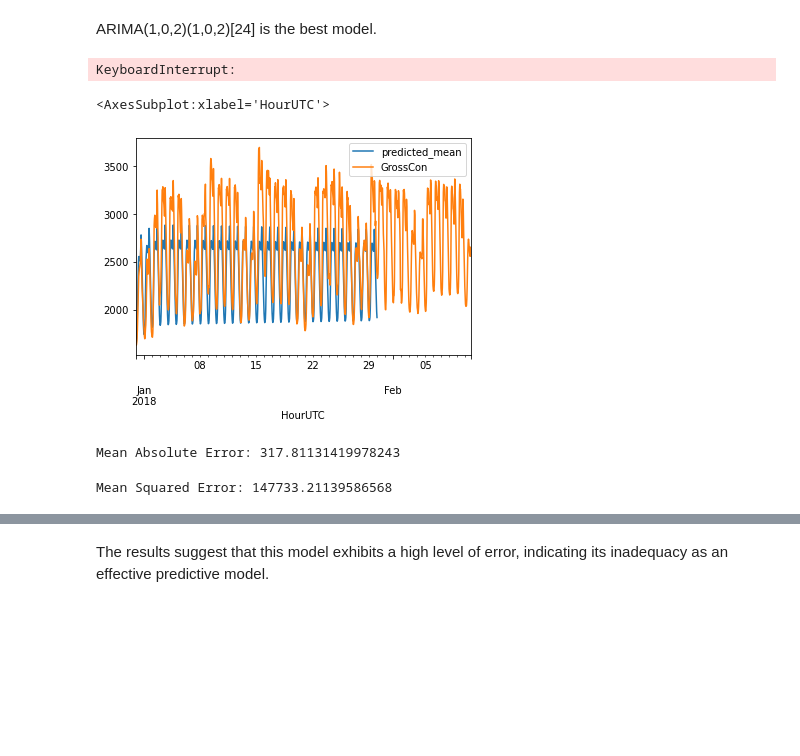
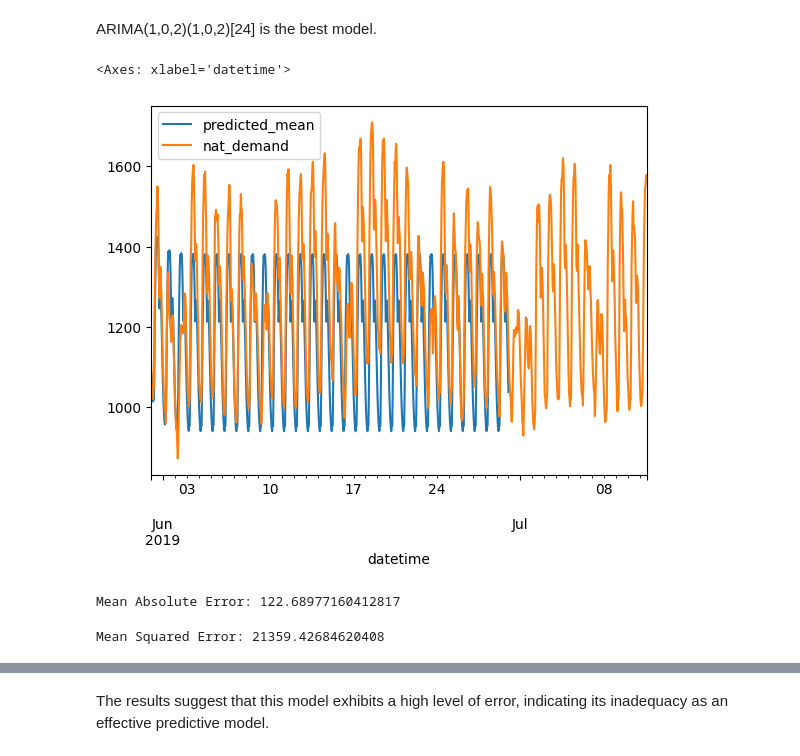
Before and after one commit to yamac0/IE423, a Jupyter notebook: Task10.ipynb, the cells around one changed output, grey strips where cells are left out. Cells and saved outputs as stored; diff of their text form; code cells hidden in the pictures; blank space fills up the shorter version.

```diff
--- a/Task10.ipynb
+++ b/Task10.ipynb
@@ -451,10 +447,12 @@ print(df.index.min())
 # %% [markdown]
 Selecting the following date as the dividing point between training and testing data:
 # %%
-dev_date_str = '2017-12-31'
+dev_date_str = '2019-05-31'
 # Convert dev_date_str to a datetime object
 dev_date = datetime.strptime(dev_date_str, '%Y-%m-%d')
 dev_date = pd.Timestamp(dev_date, tz='UTC')
+df.index = df.index.tz_localize('UTC')
+
 train_data = df[:dev_date]
 test_data = df[dev_date:]
 # %% [markdown]
@@ -749,12 +771,10 @@ ARIMA(1,0,2)(1,0,2)[24] is the best model.
 import statsmodels.api as sm
 
 # Create the ARIMA model with the selected parameters
-model = sm.tsa.ARIMA(train_data['GrossCon'], order=(1, 0, 2), seasonal_order=(1, 0, 2, 24), enforce_stationarity=False)
+model = sm.tsa.ARIMA(train_data['nat_demand'], order=(1, 0, 2), seasonal_order=(1, 0, 1, 24), enforce_stationarity=False)
 
 # Fit the ARIMA model to the data
 model_fit = model.fit()
-# %% [output]
-KeyboardInterrupt:
 # %%
 your_desired_number_of_steps = 24 * 30
 
@@ -762,20 +782,20 @@ your_desired_number_of_steps = 24 * 30
 forecasted_values = model_fit.forecast(steps=your_desired_number_of_steps)
 # %%
 forecasted_values.plot(legend=True)
-test_data['GrossCon'][:1000].plot(legend=True)
+test_data['nat_demand'][:1000].plot(legend=True)
 # %% [output]
-<AxesSubplot:xlabel='HourUTC'>
+<Axes: xlabel='datetime'>
-[figure, old version]
+[figure, new version]
 # %%
-mae = mean_absolute_error(test_data['GrossCon'][:your_desired_number_of_steps], forecasted_values)
+mae = mean_absolute_error(test_data['nat_demand'][:your_desired_number_of_steps], forecasted_values)
 print("Mean Absolute Error:", mae)
 # %% [output]
-Mean Absolute Error: 317.81131419978243
+Mean Absolute Error: 122.68977160412817
 # %%
-mse = mean_squared_error(test_data['GrossCon'][:your_desired_number_of_steps], forecasted_values)
+mse = mean_squared_error(test_data['nat_demand'][:your_desired_number_of_steps], forecasted_values)
 print("Mean Squared Error:", mse)
 # %% [output]
-Mean Squared Error: 147733.21139586568
+Mean Squared Error: 21359.42684620408
 # %%
 rmse = np.sqrt(mse)
 print("Root Mean Squared Error:", rmse)
```
Also changed, not shown: parts of 65 cells of this notebook.
